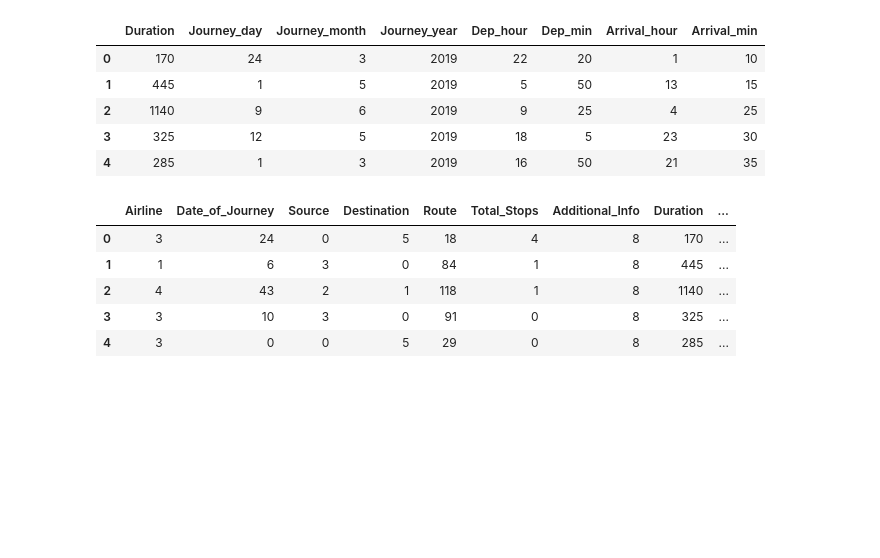
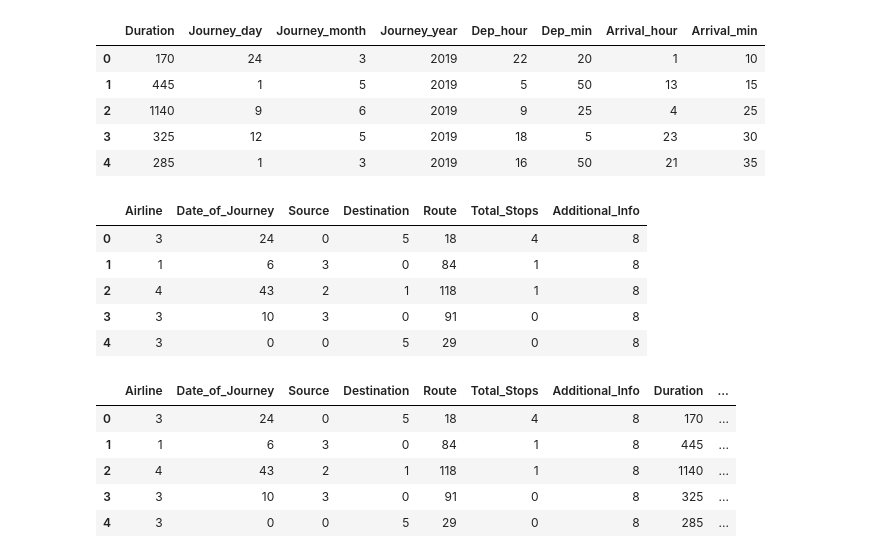
Before and after one commit to mlfigueiredo/CienciaDosDados, a Jupyter notebook: Aviação_Regressão.ipynb, the cells around one changed output. Drawn from its saved outputs; the diff is of its cells as text; code cells hidden in the pictures; blank space fills up the shorter version.

```diff
--- a/Aviação_Regressão.ipynb
+++ b/Aviação_Regressão.ipynb
@@ -340,6 +384,15 @@ train_numerical_data.head()
 le= LabelEncoder()
 train_categorical_data= train_categorical_data.apply(LabelEncoder().fit_transform)
 test_categorical_data= test_categorical_data.apply(LabelEncoder().fit_transform)
+# %%
+train_categorical_data.head()
+# %% [output]
+|  | Airline | Date_of_Journey | Source | Destination | Route | Total_Stops | Additional_Info |
+| 0 | 3 | 24 | 0 | 5 | 18 | 4 | 8 |
+| 1 | 1 | 6 | 3 | 0 | 84 | 1 | 8 |
+| 2 | 4 | 43 | 2 | 1 | 118 | 1 | 8 |
+| 3 | 3 | 10 | 3 | 0 | 91 | 0 | 8 |
+| 4 | 3 | 0 | 0 | 5 | 29 | 0 | 8 |
 # %%
 x= pd.concat([train_categorical_data, train_numerical_data], axis=1)
 # %%
```
Also changed, not shown: parts of 15 cells of this notebook.
